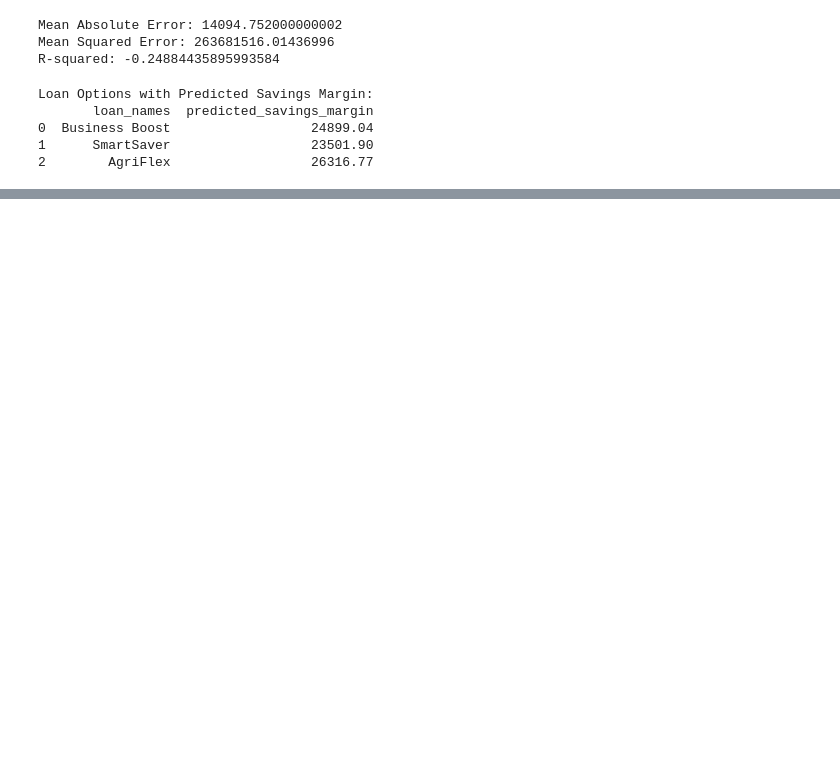
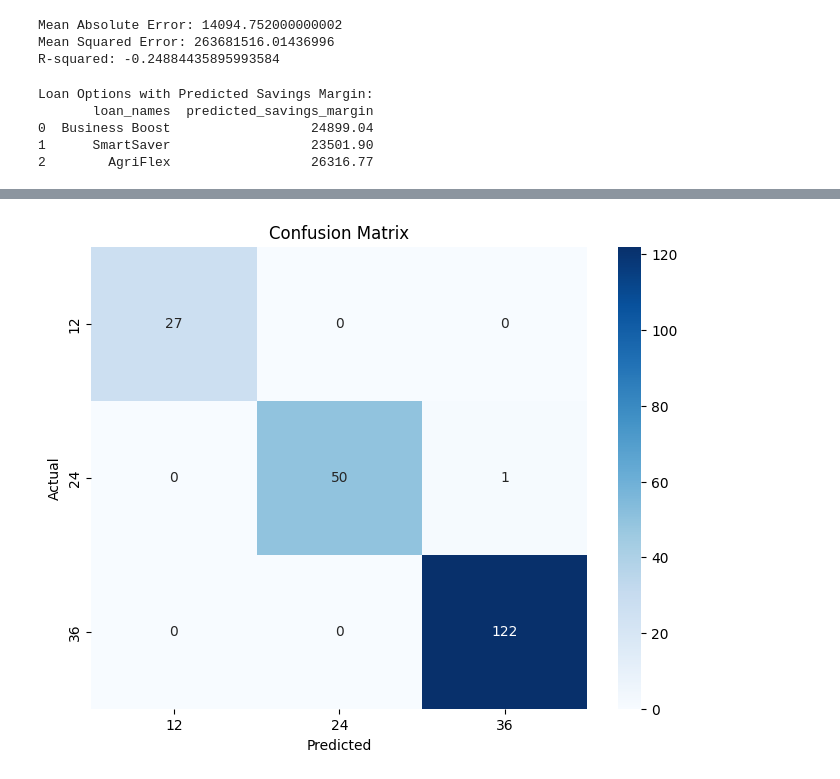
Before and after one commit to mrshelile/bohlaleFinance, a Jupyter notebook: buildModel.ipynb, the cells around one changed output, grey strips where cells are left out. Saved outputs shown, nothing was run; the diff lists cells and outputs as text; code cells hidden in the pictures; blank space fills up the shorter version.

```diff
--- a/buildModel.ipynb
+++ b/buildModel.ipynb
@@ -988,0 +1708,3 @@ print(best_loan)
+# %%
+reg_pipeline = joblib.load("reg_model.pkl")
+clf_pipeline = joblib.load("clf_model.pkl")
@@ -988,0 +2367,15 @@ print(best_loan)
+# %%
+from sklearn.metrics import confusion_matrix
+import seaborn as sns
+import matplotlib.pyplot as plt
+
+cm = confusion_matrix(y_term_test_enc, y_term_pred)
+plt.figure(figsize=(8, 6))
+sns.heatmap(cm, annot=True, fmt="d", cmap="Blues",
+            xticklabels=class_names, yticklabels=class_names)
+plt.xlabel("Predicted")
+plt.ylabel("Actual")
+plt.title("Confusion Matrix")
+plt.show()
+# %% [output]
+[figure, added]
```
Also changed, not shown: parts of 27 cells of this notebook, 14 other files.
